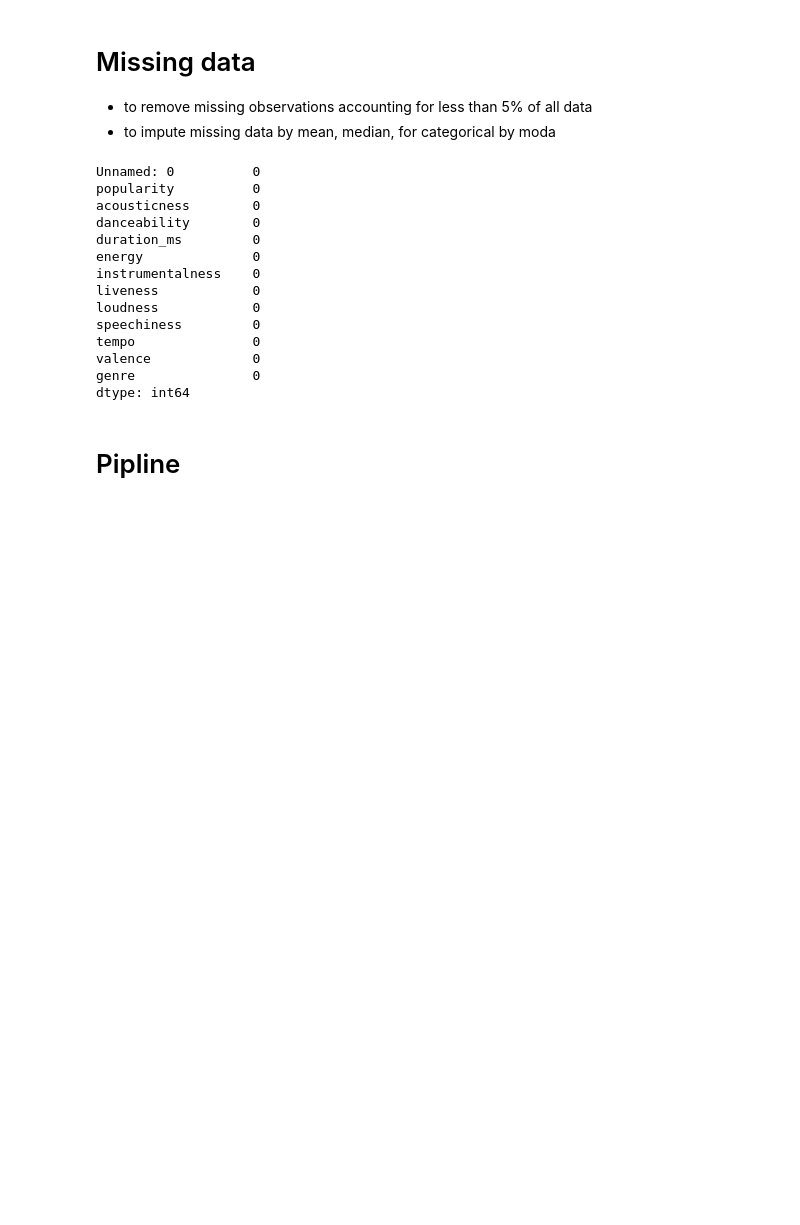
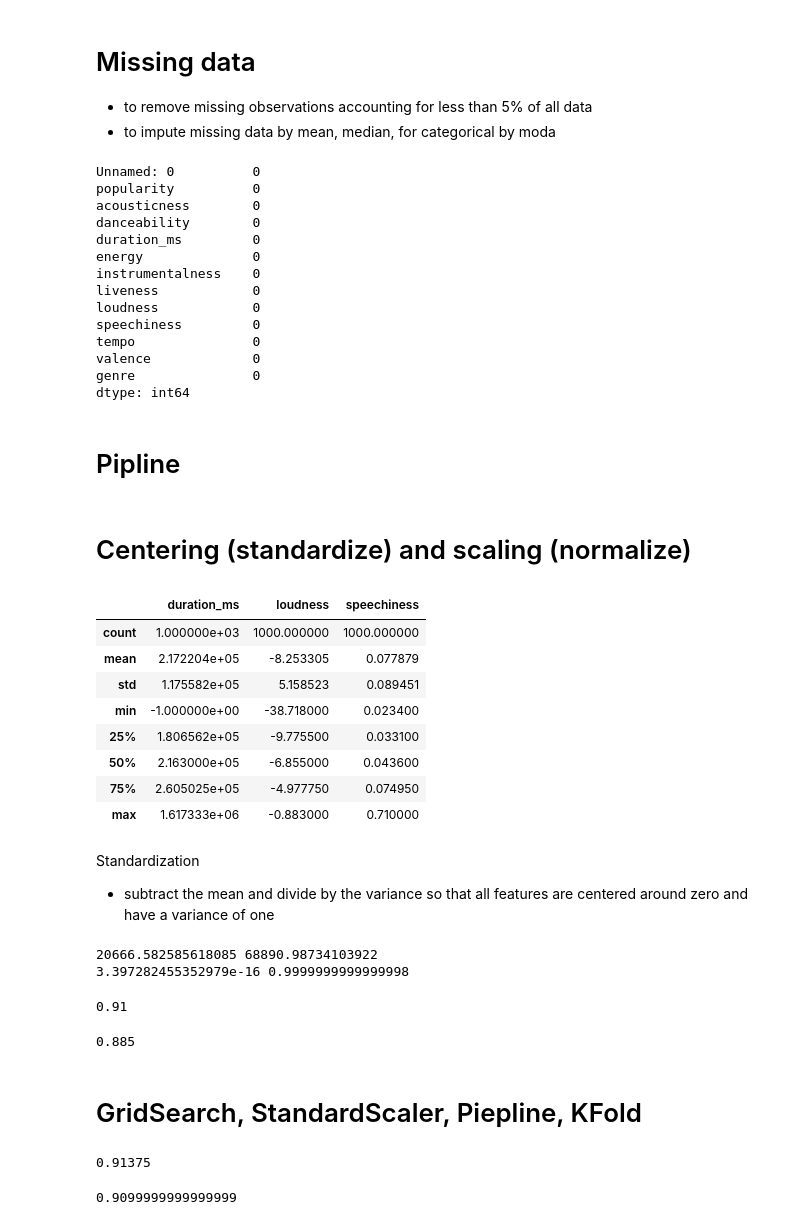
Before and after one commit to magannamazur/Codewars, a Jupyter notebook: DataCamp/a_supervised.ipynb, the cells around one changed output. Saved outputs shown, nothing was run; the diff lists cells and outputs as text; code cells hidden in the pictures; blank space fills up the shorter version.

```diff
--- a/DataCamp/a_supervised.ipynb
+++ b/DataCamp/a_supervised.ipynb
@@ -404,3 +407,20 @@ X_train,X_test,y_train,y_test = train_test_split(X,y,test_size=0.3,random_state=
 
 pipeline.fit(X_train, y_train)
 pipeline.score(X_test, y_test)
+# %% [markdown]
+# Centering (standardize) and scaling (normalize)
+# %%
+music_df[['duration_ms', 'loudness', 'speechiness']].describe()
+# %% [output]
+|  | duration_ms | loudness | speechiness |
+| count | 1.000000e+03 | 1000.000000 | 1000.000000 |
+| mean | 2.172204e+05 | -8.253305 | 0.077879 |
+| std | 1.175582e+05 | 5.158523 | 0.089451 |
+| min | -1.000000e+00 | -38.718000 | 0.023400 |
+| 25% | 1.806562e+05 | -9.775500 | 0.033100 |
+| 50% | 2.163000e+05 | -6.855000 | 0.043600 |
+| 75% | 2.605025e+05 | -4.977750 | 0.074950 |
+| max | 1.617333e+06 | -0.883000 | 0.710000 |
+# %% [markdown]
+Standardization
+- subtract the mean and divide by the variance so that all features are centered around zero and have a variance of one
@@ -406,0 +429,51 @@ pipeline.score(X_test, y_test)
+# %%
+X = music_df.drop('genre', axis = 1).values
+y = music_df['genre'].values
+X_train,X_test,y_train,y_test = train_test_split(X,y,test_size=0.2,random_state=21)
+scaler = StandardScaler()
+X_train_scaled = scaler.fit_transform(X_train)
+X_test_scaled = scaler.transform(X_test)
+print(np.mean(X), np.std(X))
+print(np.mean(X_train_scaled), np.std(X_train_scaled))
+# %% [output]
+20666.582585618085 68890.98734103922
+3.397282455352979e-16 0.9999999999999998
+# %%
+steps = [('scaler', StandardScaler()),
+        ('knn', KNeighborsClassifier(n_neighbors = 6))]
+pipeline = Pipeline(steps)
+X_train,X_test,y_train,y_test = train_test_split(X,y,test_size=0.2,random_state=21)
+
+knn_scaled = pipeline.fit(X_train, y_train)
+knn_scaled_pred = pipeline.predict(X_test)
+print(pipeline.score(X_test, y_test))
+# %% [output]
+0.91
+# %%
+X_train,X_test,y_train,y_test = train_test_split(X,y,test_size=0.2,random_state=21)
+knn_not_scaled = KNeighborsClassifier(n_neighbors = 6)
+knn_not_scaled.fit(X_train, y_train)
+knn_not_scaled_pred = knn_not_scaled.predict(X_test)
+print(knn_not_scaled.score(X_test, y_test))
+# %% [output]
+0.885
+# %% [markdown]
+# GridSearch, StandardScaler, Piepline, KFold
+# %%
+steps = [('scaler', StandardScaler()),
+        ('knn', KNeighborsClassifier())]
+pipeline = Pipeline(steps)
+parameters = {'knn__n_neighbors': np.arange(1,50)} # double__ becouse it comes from pipeline
+kf = KFold(n_splits=5,shuffle=True, random_state=42)
+cv = GridSearchCV(pipeline, param_grid=parameters, cv = kf)
+cv.fit(X_train, y_train)
+print(cv.best_score_)
+# %% [output]
+0.91375
+# %%
+X_train,X_test,y_train,y_test = train_test_split(X,y,test_size=0.2,random_state=21)
+grid = GridSearchCV(pipeline, param_grid=parameters)
+grid.fit(X_train, y_train)
+print(grid.best_score_)
+# %% [output]
+0.9099999999999999
```
Also changed, not shown: parts of 7 cells of this notebook.
